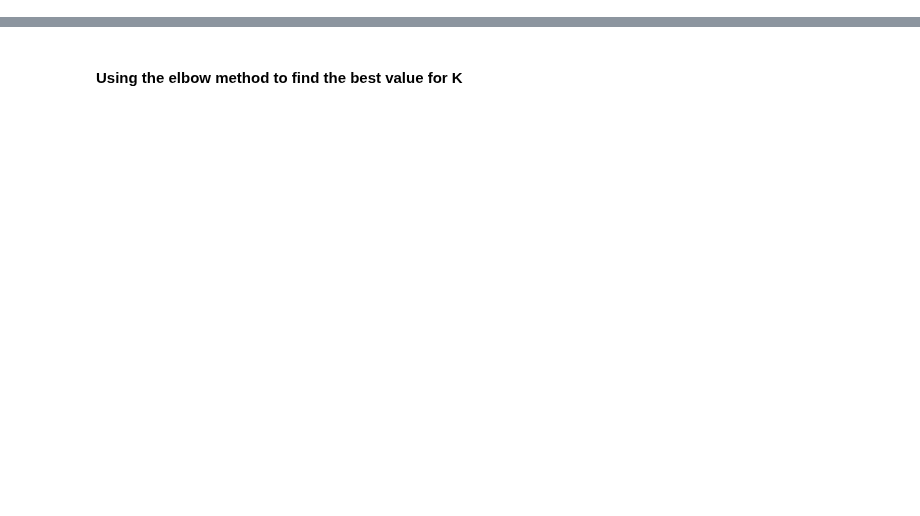
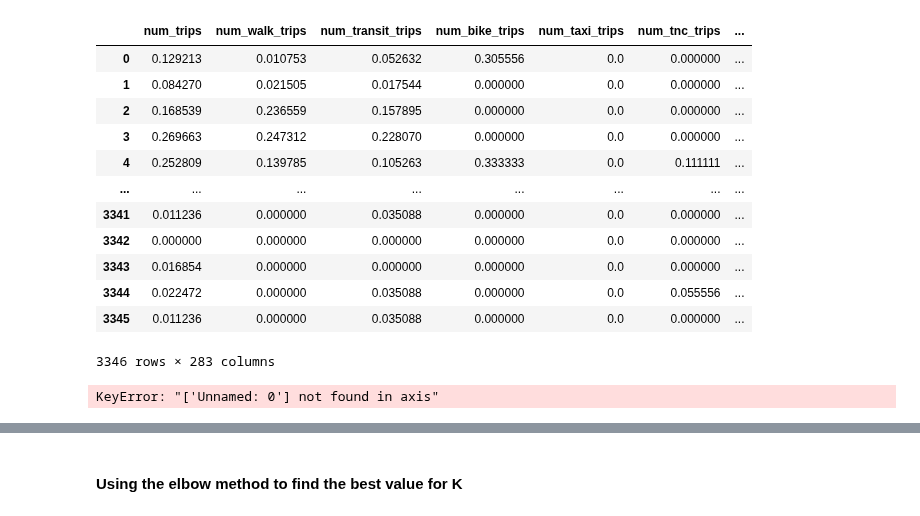
Before and after one commit to mawada-sweis/Clustering-Analysis, a Jupyter notebook: notebooks/algorithms/k-means.ipynb, the cells around one changed output, grey strips where cells are left out. Saved outputs shown, nothing was run; the diff lists cells and outputs as text; code cells hidden in the pictures; blank space fills up the shorter version.

```diff
--- a/notebooks/algorithms/k-means.ipynb
+++ b/notebooks/algorithms/k-means.ipynb
@@ -10,4 +10,19 @@ from sklearn.pipeline import Pipeline
 import seaborn as sns
 # %%
 # Reading data as dataframe
-data = pd.read_csv('../../data/raw/Citywide_Survey.csv')
+data = pd.read_csv('../../data/processed/Citywide_Survey_Processed_Scaled.csv')
+data
+# %% [output]
+|  | num_trips | num_walk_trips | num_transit_trips | num_bike_trips | num_taxi_trips | num_tnc_trips | ... |
+| 0 | 0.129213 | 0.010753 | 0.052632 | 0.305556 | 0.0 | 0.000000 | ... |
+| 1 | 0.084270 | 0.021505 | 0.017544 | 0.000000 | 0.0 | 0.000000 | ... |
+| 2 | 0.168539 | 0.236559 | 0.157895 | 0.000000 | 0.0 | 0.000000 | ... |
+| 3 | 0.269663 | 0.247312 | 0.228070 | 0.000000 | 0.0 | 0.000000 | ... |
+| 4 | 0.252809 | 0.139785 | 0.105263 | 0.333333 | 0.0 | 0.111111 | ... |
+| ... | ... | ... | ... | ... | ... | ... | ... |
+| 3341 | 0.011236 | 0.000000 | 0.035088 | 0.000000 | 0.0 | 0.000000 | ... |
+| 3342 | 0.000000 | 0.000000 | 0.000000 | 0.000000 | 0.0 | 0.000000 | ... |
+| 3343 | 0.016854 | 0.000000 | 0.000000 | 0.000000 | 0.0 | 0.000000 | ... |
+| 3344 | 0.022472 | 0.000000 | 0.035088 | 0.000000 | 0.0 | 0.055556 | ... |
+| 3345 | 0.011236 | 0.000000 | 0.035088 | 0.000000 | 0.0 | 0.000000 | ... |
+3346 rows × 283 columns
@@ -17,0 +29,4 @@ data = data[test_features]
+# %%
+data.drop(columns=['Unnamed: 0'], inplace = True)
+# %% [output]
+KeyError: "['Unnamed: 0'] not found in axis"
```
Also changed, not shown: parts of 9 cells of this notebook.
